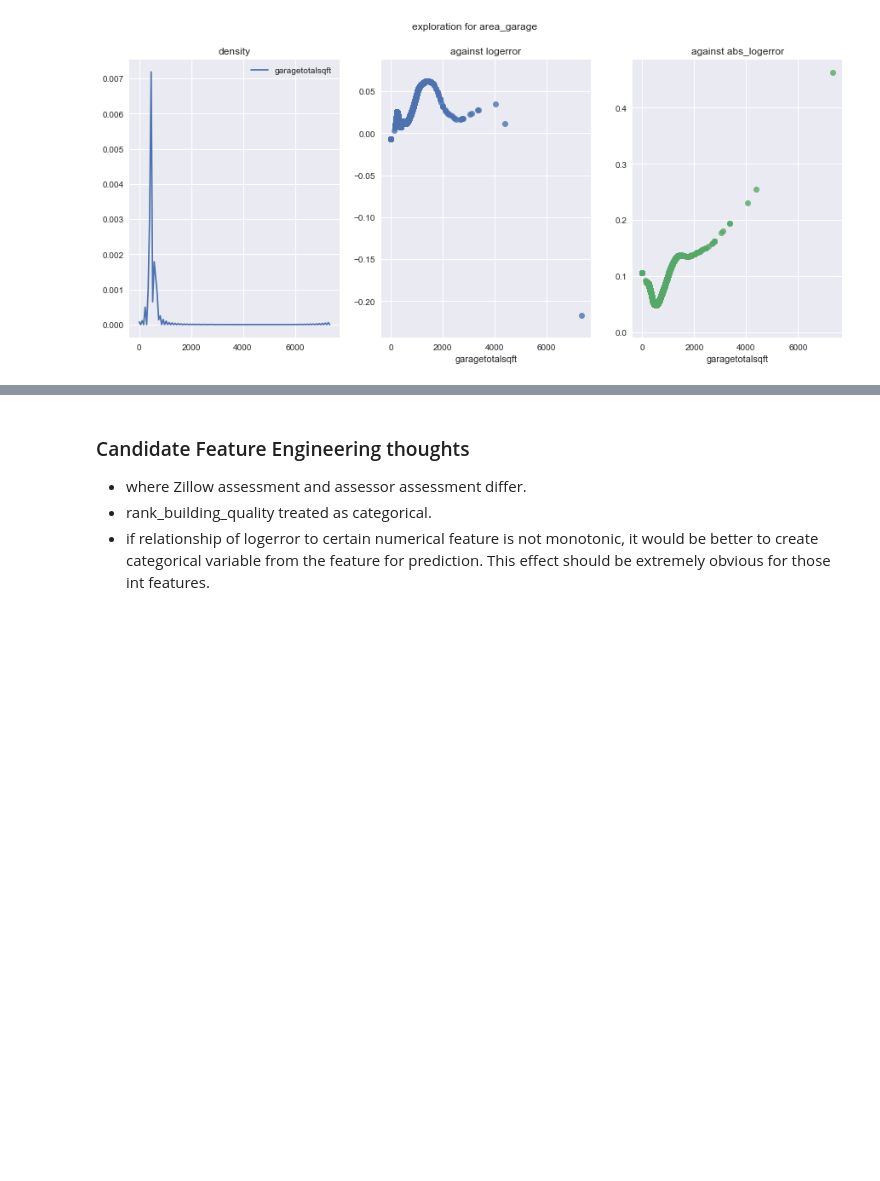
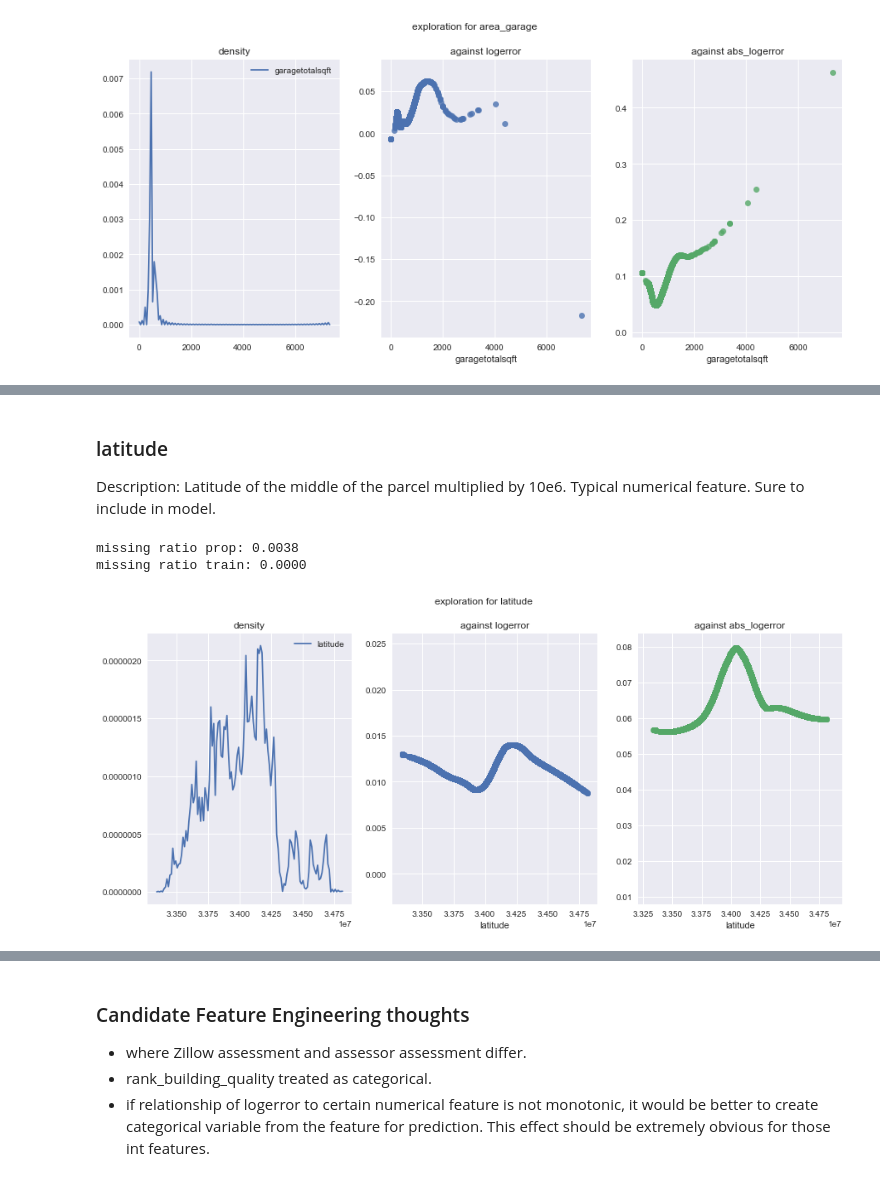
Before and after one commit to mqkh515/udacityMLND, a Jupyter notebook: projects/capstone/capstone.ipynb, the cells around one changed output, grey strips where cells are left out. Cells and saved outputs as stored; diff of their text form; code cells hidden in the pictures; blank space fills up the shorter version.

```diff
--- a/projects/capstone/capstone.ipynb
+++ b/projects/capstone/capstone.ipynb
@@ -576,0 +618,6 @@ visual_analysis_cat('hashottuborspa')
+# %%
+RENAMING_MAP['heatingorsystemtypeid'] = 'type_heating_system'
+print('data type:' + str(prop_data['heatingorsystemtypeid'].dtype))
+cat_num_to_str('heatingorsystemtypeid')
+cat_feature_analysis('heatingorsystemtypeid')
+missing_ratio('heatingorsystemtypeid')
@@ -576,0 +640,13 @@ visual_analysis_cat('hashottuborspa')
+# %% [markdown]
+### latitude
+
+Description: Latitude of the middle of the parcel multiplied by 10e6. Typical numerical feature. Sure to include in model.
+# %%
+RENAMING_MAP['latitude'] = 'latitude'
+missing_ratio('latitude')
+KEEP_FEATURE.add('latitude')
+visual_analysis_num('latitude')
+# %% [output]
+missing ratio prop: 0.0038
+missing ratio train: 0.0000
+[figure, added]
```
Also changed, not shown: parts of 66 cells of this notebook, 2 other files.
